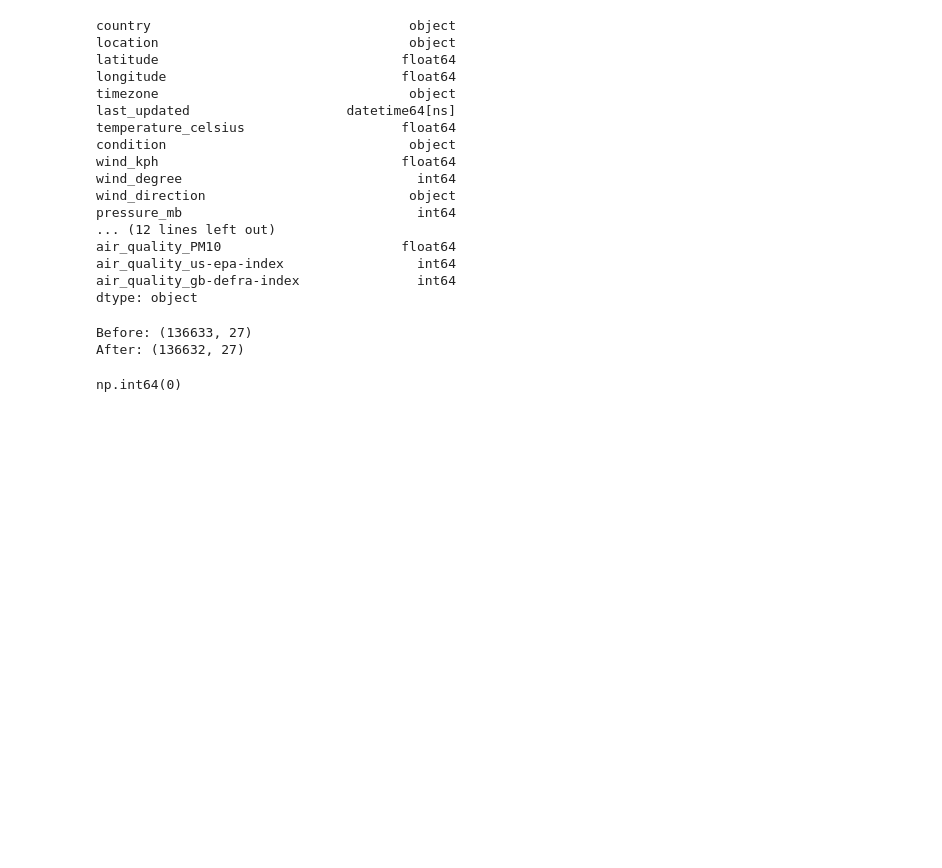
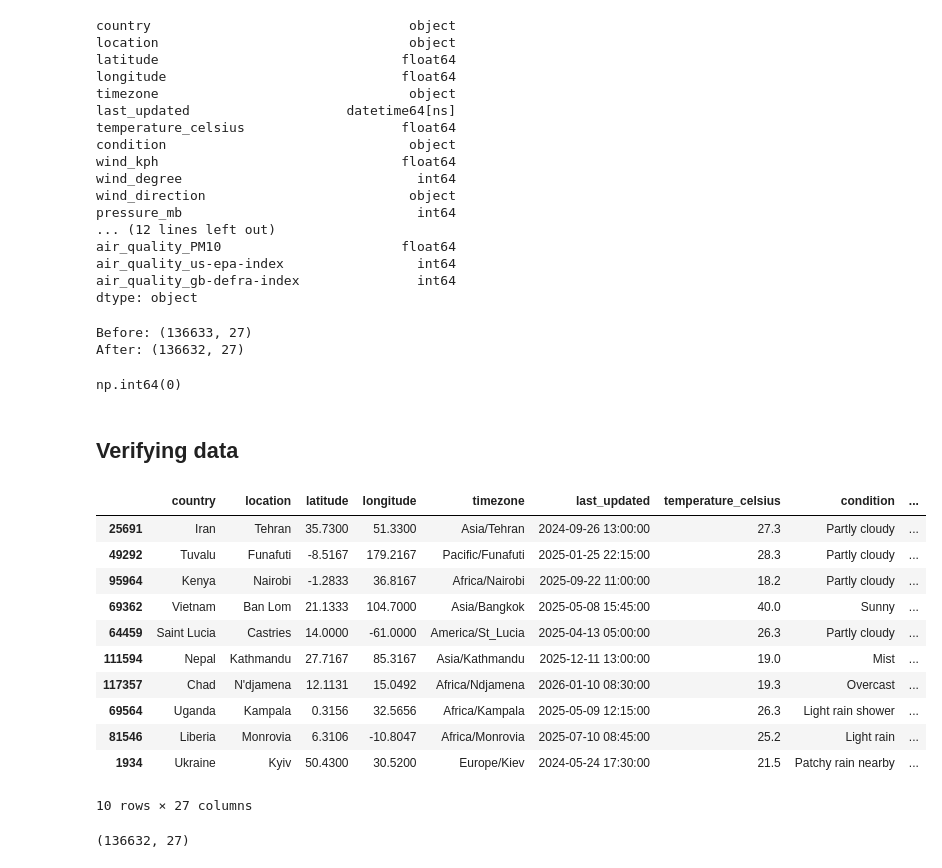
Before and after one commit to fathimafina/Weather-Data-Analysis, a Jupyter notebook: project.ipynb, the cells around one changed output. Saved outputs shown, nothing was run; the diff lists cells and outputs as text; code cells hidden in the pictures; blank space fills up the shorter version.

```diff
--- a/project.ipynb
+++ b/project.ipynb
@@ -588,3 +588,24 @@ After: (136632, 27)
 df.duplicated().sum()
 # %% [output]
 np.int64(0)
+# %% [markdown]
+## Verifying data
+# %%
+df.sample(10)
+# %% [output]
+|  | country | location | latitude | longitude | timezone | last_updated | temperature_celsius | condition | ... |
+| 25691 | Iran | Tehran | 35.7300 | 51.3300 | Asia/Tehran | 2024-09-26 13:00:00 | 27.3 | Partly cloudy | ... |
+| 49292 | Tuvalu | Funafuti | -8.5167 | 179.2167 | Pacific/Funafuti | 2025-01-25 22:15:00 | 28.3 | Partly cloudy | ... |
+| 95964 | Kenya | Nairobi | -1.2833 | 36.8167 | Africa/Nairobi | 2025-09-22 11:00:00 | 18.2 | Partly cloudy | ... |
+| 69362 | Vietnam | Ban Lom | 21.1333 | 104.7000 | Asia/Bangkok | 2025-05-08 15:45:00 | 40.0 | Sunny | ... |
+| 64459 | Saint Lucia | Castries | 14.0000 | -61.0000 | America/St_Lucia | 2025-04-13 05:00:00 | 26.3 | Partly cloudy | ... |
+| 111594 | Nepal | Kathmandu | 27.7167 | 85.3167 | Asia/Kathmandu | 2025-12-11 13:00:00 | 19.0 | Mist | ... |
+| 117357 | Chad | N'djamena | 12.1131 | 15.0492 | Africa/Ndjamena | 2026-01-10 08:30:00 | 19.3 | Overcast | ... |
+| 69564 | Uganda | Kampala | 0.3156 | 32.5656 | Africa/Kampala | 2025-05-09 12:15:00 | 26.3 | Light rain shower | ... |
+| 81546 | Liberia | Monrovia | 6.3106 | -10.8047 | Africa/Monrovia | 2025-07-10 08:45:00 | 25.2 | Light rain | ... |
+| 1934 | Ukraine | Kyiv | 50.4300 | 30.5200 | Europe/Kiev | 2024-05-24 17:30:00 | 21.5 | Patchy rain nearby | ... |
+10 rows × 27 columns
+# %%
+df.shape
+# %% [output]
+(136632, 27)
```
Also changed, not shown: parts of 29 cells of this notebook, 2 other files.
